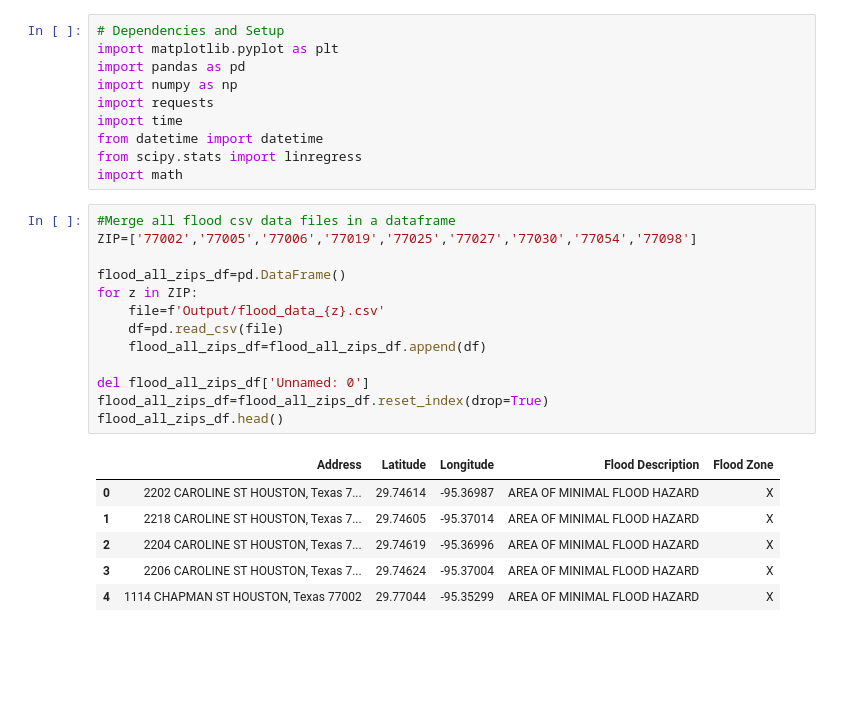
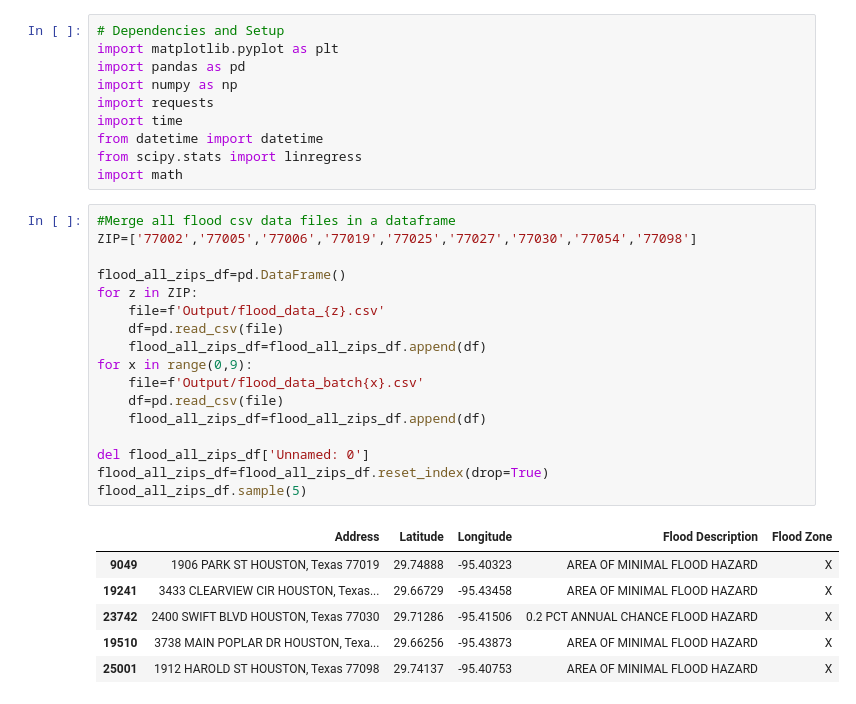
Before and after one commit to adrianaovalle/Project1_Group2, a Jupyter notebook: Combine_Flood_Crime_HCAD.ipynb, the cells around one changed output. Drawn from its saved outputs; the diff is of its cells as text; blank space fills up the shorter version.

```diff
--- a/Combine_Flood_Crime_HCAD.ipynb
+++ b/Combine_Flood_Crime_HCAD.ipynb
@@ -13,20 +13,24 @@ import math
 # %%
 #Merge all flood csv data files in a dataframe
 ZIP=['77002','77005','77006','77019','77025','77027','77030','77054','77098']
 
 flood_all_zips_df=pd.DataFrame()
 for z in ZIP:
     file=f'Output/flood_data_{z}.csv'
     df=pd.read_csv(file)
     flood_all_zips_df=flood_all_zips_df.append(df)
+for x in range(0,9):
+    file=f'Output/flood_data_batch{x}.csv'
+    df=pd.read_csv(file)
+    flood_all_zips_df=flood_all_zips_df.append(df)
 
 del flood_all_zips_df['Unnamed: 0']
 flood_all_zips_df=flood_all_zips_df.reset_index(drop=True)
-flood_all_zips_df.head()
+flood_all_zips_df.sample(5)
 # %% [output]
 |  | Address | Latitude | Longitude | Flood Description | Flood Zone |
-| 0 | 2202 CAROLINE ST HOUSTON, Texas 7... | 29.74614 | -95.36987 | AREA OF MINIMAL FLOOD HAZARD | X |
-| 1 | 2218 CAROLINE ST HOUSTON, Texas 7... | 29.74605 | -95.37014 | AREA OF MINIMAL FLOOD HAZARD | X |
-| 2 | 2204 CAROLINE ST HOUSTON, Texas 7... | 29.74619 | -95.36996 | AREA OF MINIMAL FLOOD HAZARD | X |
-| 3 | 2206 CAROLINE ST HOUSTON, Texas 7... | 29.74624 | -95.37004 | AREA OF MINIMAL FLOOD HAZARD | X |
-| 4 | 1114 CHAPMAN ST HOUSTON, Texas 77002 | 29.77044 | -95.35299 | AREA OF MINIMAL FLOOD HAZARD | X |
+| 9049 | 1906 PARK ST HOUSTON, Texas 77019 | 29.74888 | -95.40323 | AREA OF MINIMAL FLOOD HAZARD | X |
+| 19241 | 3433 CLEARVIEW CIR HOUSTON, Texas... | 29.66729 | -95.43458 | AREA OF MINIMAL FLOOD HAZARD | X |
+| 23742 | 2400 SWIFT BLVD HOUSTON, Texas 77030 | 29.71286 | -95.41506 | 0.2 PCT ANNUAL CHANCE FLOOD HAZARD | X |
+| 19510 | 3738 MAIN POPLAR DR HOUSTON, Texa... | 29.66256 | -95.43873 | AREA OF MINIMAL FLOOD HAZARD | X |
+| 25001 | 1912 HAROLD ST HOUSTON, Texas 77098 | 29.74137 | -95.40753 | AREA OF MINIMAL FLOOD HAZARD | X |
```
Also changed, not shown: parts of 15 cells of this notebook, 33 other files.
